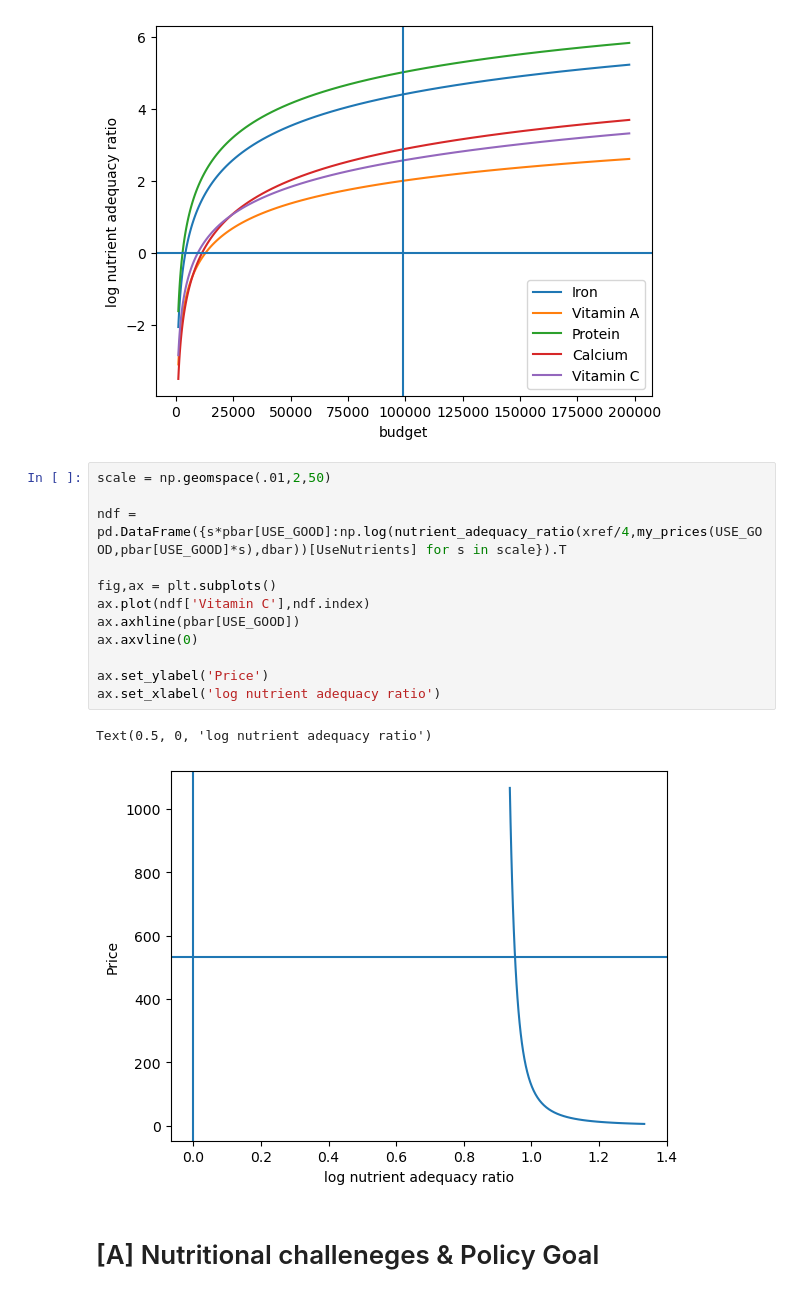
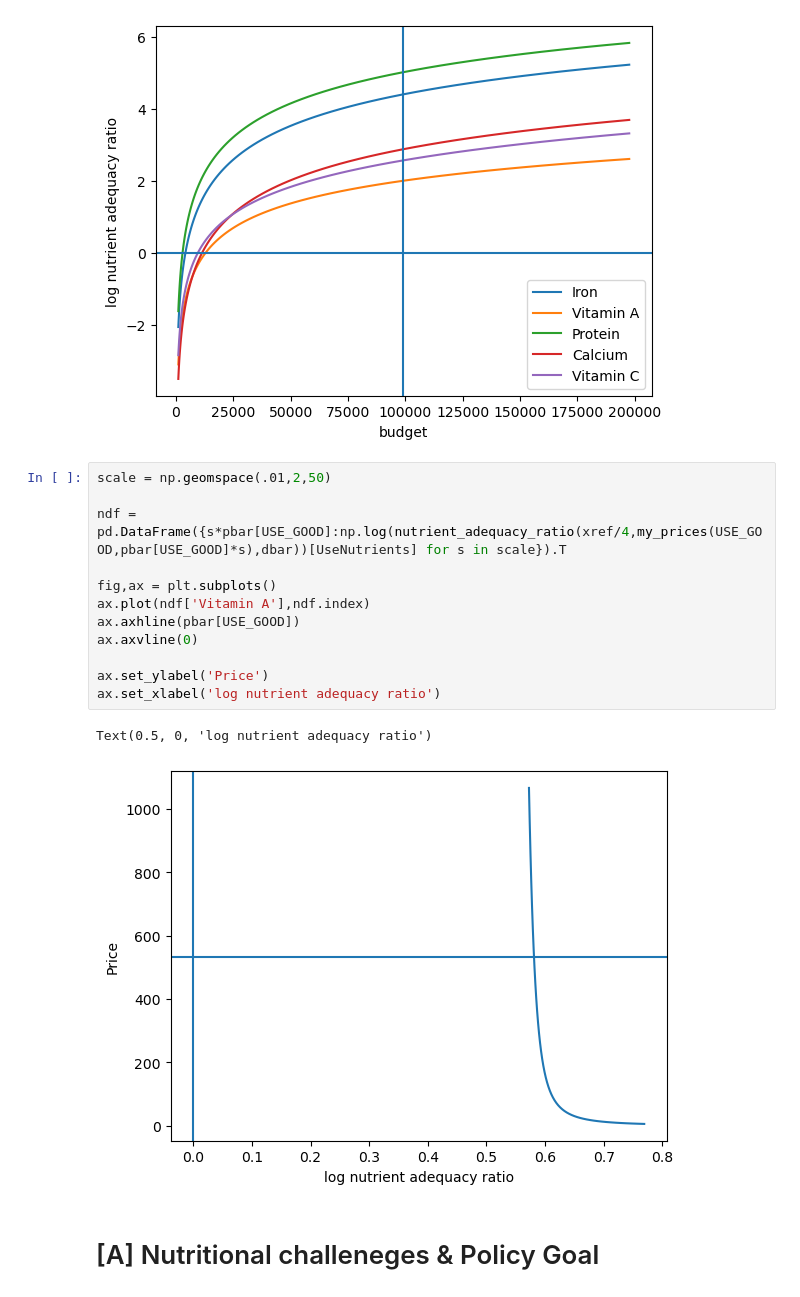
Before and after one commit to JackPollard4/Project-4-153, a Jupyter notebook: Mary2009-10.ipynb, the cells around one changed output. Saved outputs shown, nothing was run; the diff lists cells and outputs as text.

```diff
--- a/Mary2009-10.ipynb
+++ b/Mary2009-10.ipynb
@@ -585,18 +583,18 @@ plt.axvline(xref)
 # %%
 scale = np.geomspace(.01,2,50)
 
 ndf = pd.DataFrame({s*pbar[USE_GOOD]:np.log(nutrient_adequacy_ratio(xref/4,my_prices(USE_GOOD,pbar[USE_GOOD]*s),dbar))[UseNutrients] for s in scale}).T
 
 fig,ax = plt.subplots()
-ax.plot(ndf['Vitamin C'],ndf.index)
+ax.plot(ndf['Vitamin A'],ndf.index)
 ax.axhline(pbar[USE_GOOD])
 ax.axvline(0)
 
 ax.set_ylabel('Price')
 ax.set_xlabel('log nutrient adequacy ratio')
 # %% [output]
 Text(0.5, 0, 'log nutrient adequacy ratio')
-[figure, old version]
+[figure, new version]
 # %% [markdown]
 # [A] Nutritional challeneges & Policy Goal
 # %% [markdown]
```
Also changed, not shown: parts of 10 cells of this notebook, 1 other file.
